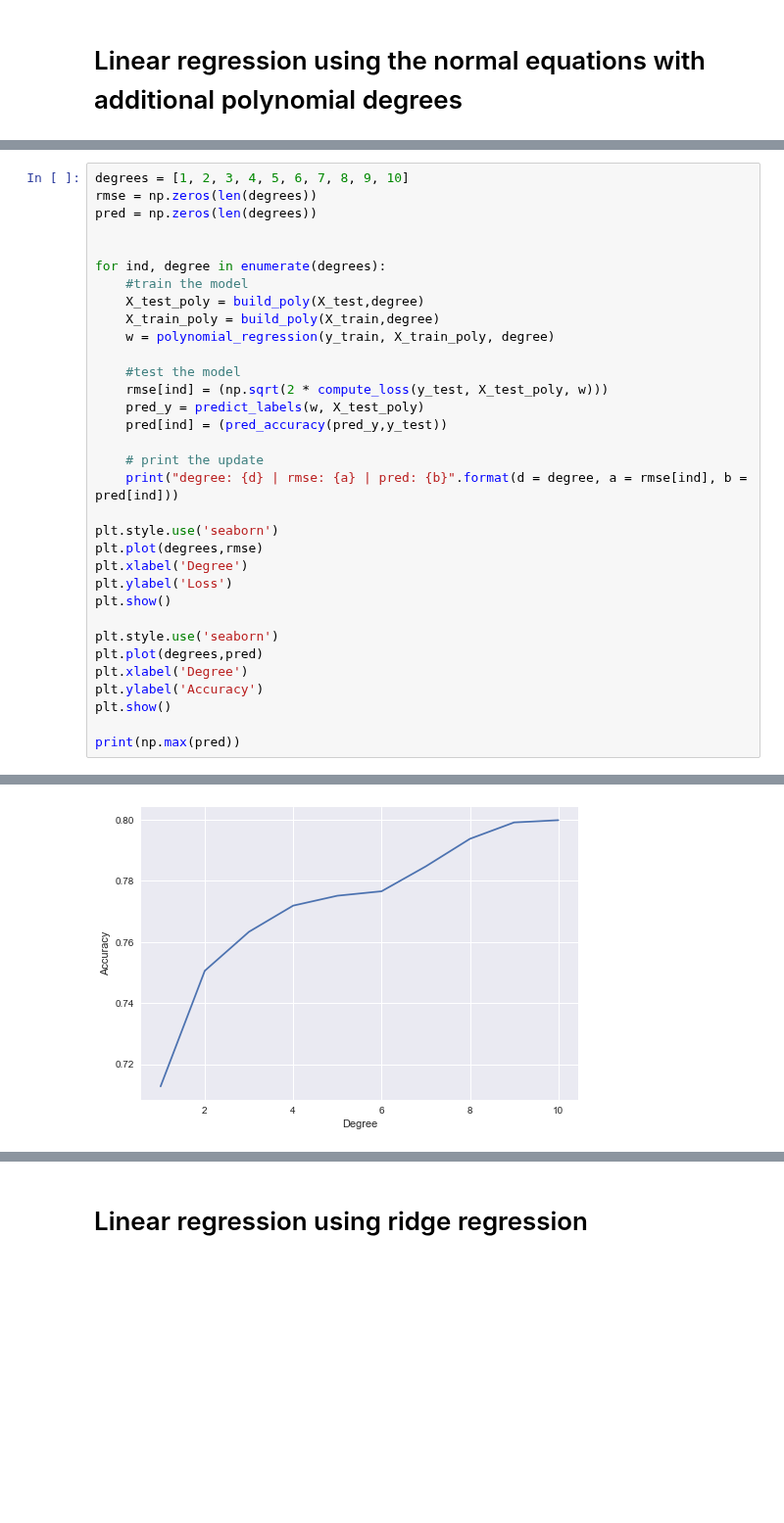
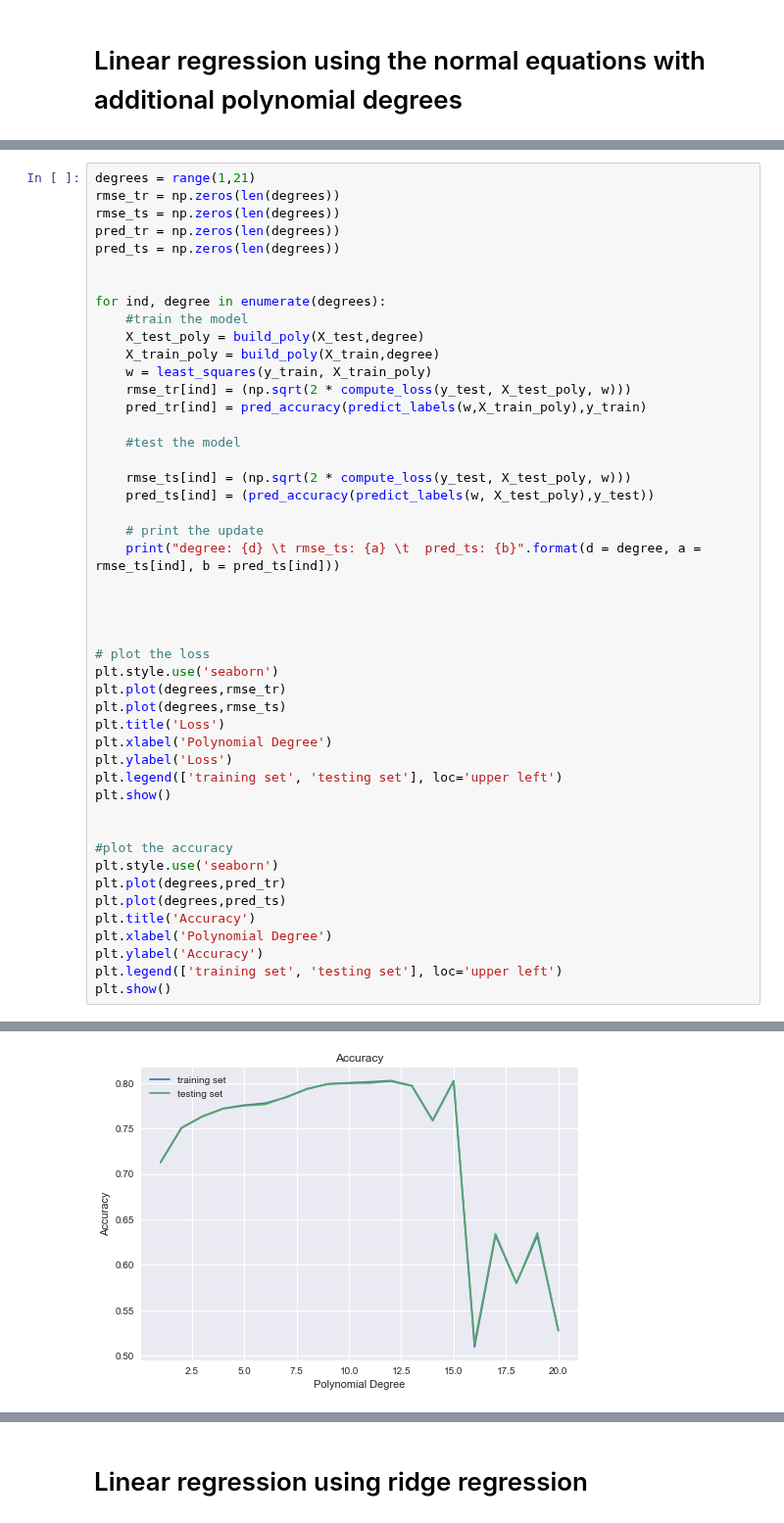
Before and after one commit to hhschede/machine_learning, a Jupyter notebook: project_1/main.ipynb, the cells around one changed output, grey strips where cells are left out. Shown at 98% size. Cells and saved outputs as stored; diff of their text form; blank space fills up the shorter version.

Commit message:
changed some function and finalized the polynomial search

```diff
--- a/project_1/main.ipynb
+++ b/project_1/main.ipynb
@@ -135,34 +133,48 @@ test[1]
 # %%
-degrees = [1, 2, 3, 4, 5, 6, 7, 8, 9, 10]
-rmse = np.zeros(len(degrees))
-pred = np.zeros(len(degrees))
+degrees = range(1,21)
+rmse_tr = np.zeros(len(degrees))
+rmse_ts = np.zeros(len(degrees))
+pred_tr = np.zeros(len(degrees))
+pred_ts = np.zeros(len(degrees))
 
 
 for ind, degree in enumerate(degrees):
     #train the model
     X_test_poly = build_poly(X_test,degree)
     X_train_poly = build_poly(X_train,degree)
-    w = polynomial_regression(y_train, X_train_poly, degree)
+    w = least_squares(y_train, X_train_poly)
+    rmse_tr[ind] = (np.sqrt(2 * compute_loss(y_test, X_test_poly, w)))
+    pred_tr[ind] = pred_accuracy(predict_labels(w,X_train_poly),y_train)
 
     #test the model
-    rmse[ind] = (np.sqrt(2 * compute_loss(y_test, X_test_poly, w)))
-    pred_y = predict_labels(w, X_test_poly)
-    pred[ind] = (pred_accuracy(pred_y,y_test))
+
+    rmse_ts[ind] = (np.sqrt(2 * compute_loss(y_test, X_test_poly, w)))
+    pred_ts[ind] = (pred_accuracy(predict_labels(w, X_test_poly),y_test))
 
     # print the update
-    print("degree: {d} | rmse: {a} | pred: {b}".format(d = degree, a = rmse[ind], b = pred[ind]))
+    print("degree: {d} \t rmse_ts: {a} \t  pred_ts: {b}".format(d = degree, a = rmse_ts[ind], b = pred_ts[ind]))
 
+
+
+
+# plot the loss
 plt.style.use('seaborn')
-plt.plot(degrees,rmse)
-plt.xlabel('Degree')
+plt.plot(degrees,rmse_tr)
+plt.plot(degrees,rmse_ts)
+plt.title('Loss')
+plt.xlabel('Polynomial Degree')
 plt.ylabel('Loss')
+plt.legend(['training set', 'testing set'], loc='upper left')
 plt.show()
 
+
+#plot the accuracy
 plt.style.use('seaborn')
-plt.plot(degrees,pred)
-plt.xlabel('Degree')
+plt.plot(degrees,pred_tr)
+plt.plot(degrees,pred_ts)
+plt.title('Accuracy')
+plt.xlabel('Polynomial Degree')
 plt.ylabel('Accuracy')
+plt.legend(['training set', 'testing set'], loc='upper left')
 plt.show()
-
-print(np.max(pred))
 # %% [output]
@@ -187 +202 @@ rmse: 898393309.5845153 ||| pred: 0.7997989949748744
-[figure, old version]
+[figure, new version]
```
Also changed, not shown: parts of 10 cells of this notebook, 2 other files.
